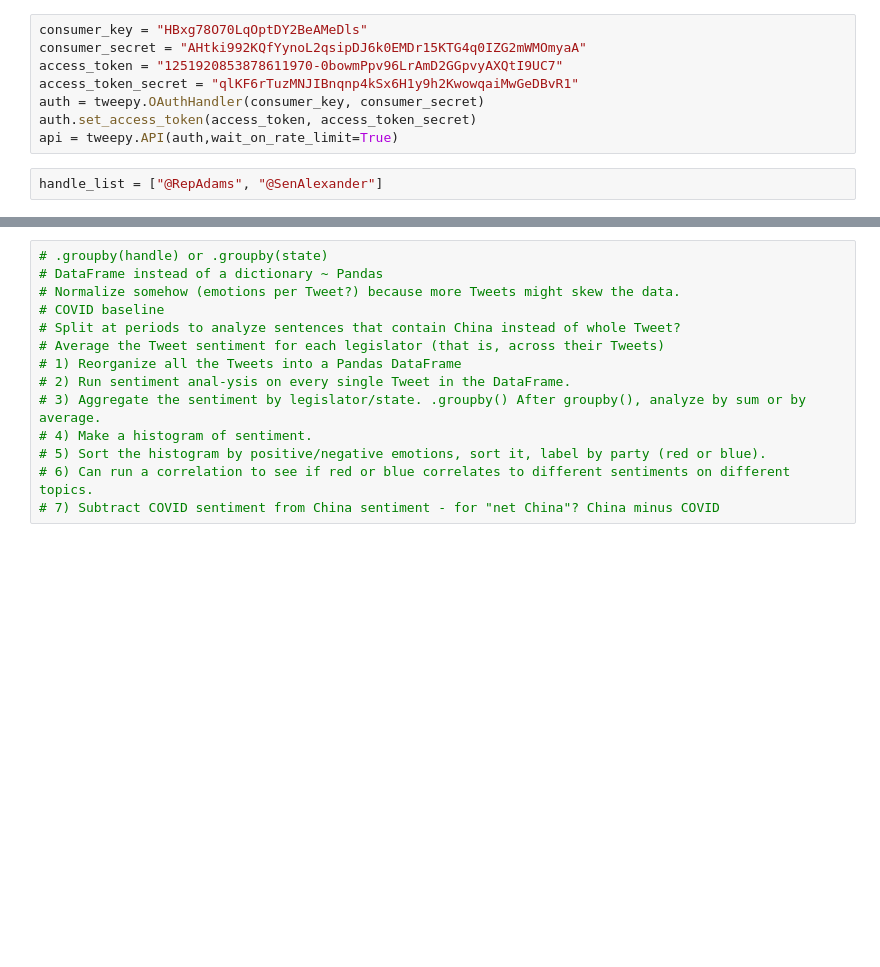
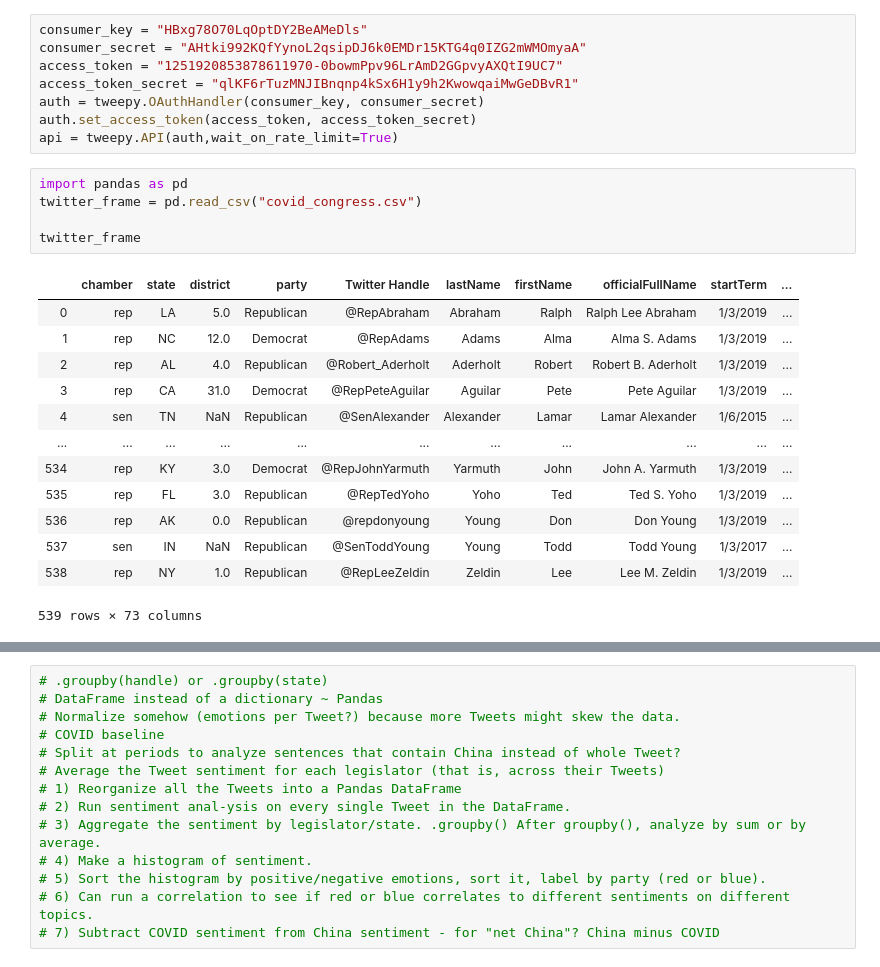
Before and after one commit to zacharybwhite/ACZ_Python_Phinal, a Jupyter notebook: Phinal Cheques.ipynb, the cells around one changed output, grey strips where cells are left out. Drawn from its saved outputs; the diff is of its cells as text; blank space fills up the shorter version.

```diff
--- a/Phinal Cheques.ipynb
+++ b/Phinal Cheques.ipynb
@@ -30,5 +8,22 @@ access_token_secret = "qlKF6rTuzMNJIBnqnp4kSx6H1y9h2KwowqaiMwGeDBvR1"
 auth = tweepy.OAuthHandler(consumer_key, consumer_secret)
 auth.set_access_token(access_token, access_token_secret)
 api = tweepy.API(auth,wait_on_rate_limit=True)
-# %%
-handle_list = ["@RepAdams", "@SenAlexander"]
+# %%
+import pandas as pd
+twitter_frame = pd.read_csv("covid_congress.csv")
+
+twitter_frame
+# %% [output]
+|  | chamber | state | district | party | Twitter Handle | lastName | firstName | officialFullName | startTerm | ... |
+| 0 | rep | LA | 5.0 | Republican | @RepAbraham | Abraham | Ralph | Ralph Lee Abraham | 1/3/2019 | ... |
+| 1 | rep | NC | 12.0 | Democrat | @RepAdams | Adams | Alma | Alma S. Adams | 1/3/2019 | ... |
+| 2 | rep | AL | 4.0 | Republican | @Robert_Aderholt | Aderholt | Robert | Robert B. Aderholt | 1/3/2019 | ... |
+| 3 | rep | CA | 31.0 | Democrat | @RepPeteAguilar | Aguilar | Pete | Pete Aguilar | 1/3/2019 | ... |
+| 4 | sen | TN | NaN | Republican | @SenAlexander | Alexander | Lamar | Lamar Alexander | 1/6/2015 | ... |
+| ... | ... | ... | ... | ... | ... | ... | ... | ... | ... | ... |
+| 534 | rep | KY | 3.0 | Democrat | @RepJohnYarmuth | Yarmuth | John | John A. Yarmuth | 1/3/2019 | ... |
+| 535 | rep | FL | 3.0 | Republican | @RepTedYoho | Yoho | Ted | Ted S. Yoho | 1/3/2019 | ... |
+| 536 | rep | AK | 0.0 | Republican | @repdonyoung | Young | Don | Don Young | 1/3/2019 | ... |
+| 537 | sen | IN | NaN | Republican | @SenToddYoung | Young | Todd | Todd Young | 1/3/2017 | ... |
+| 538 | rep | NY | 1.0 | Republican | @RepLeeZeldin | Zeldin | Lee | Lee M. Zeldin | 1/3/2019 | ... |
+539 rows × 73 columns
```
Also changed, not shown: parts of 9 cells of this notebook.
